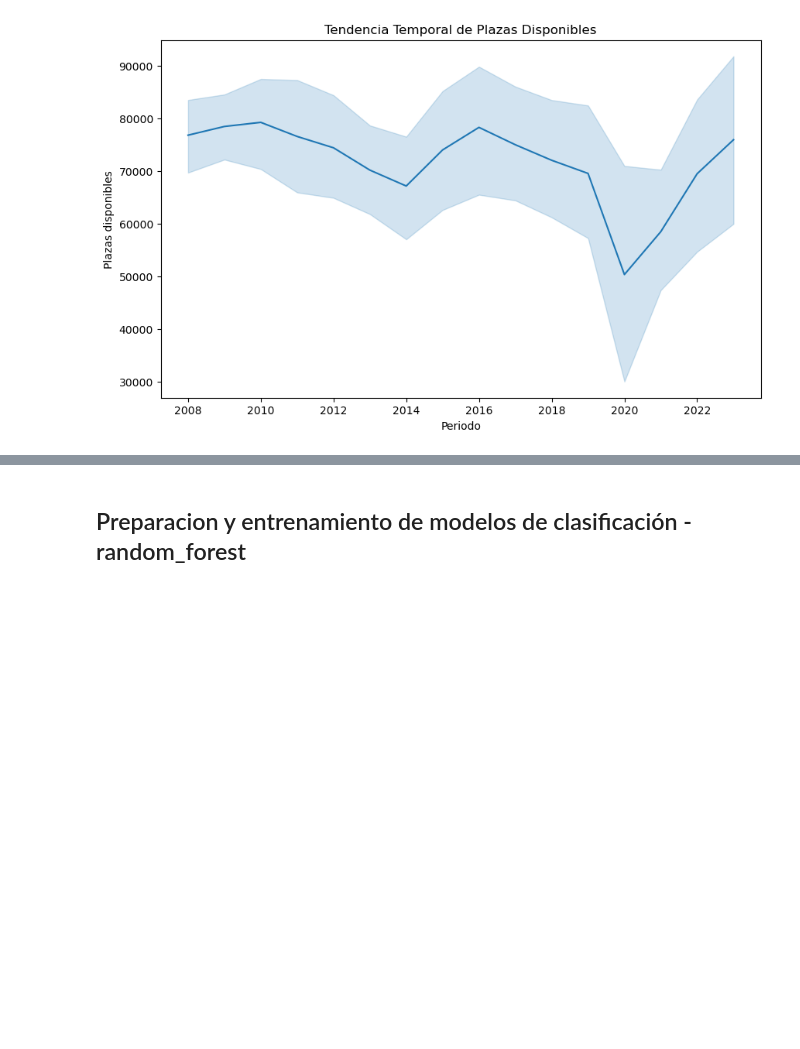
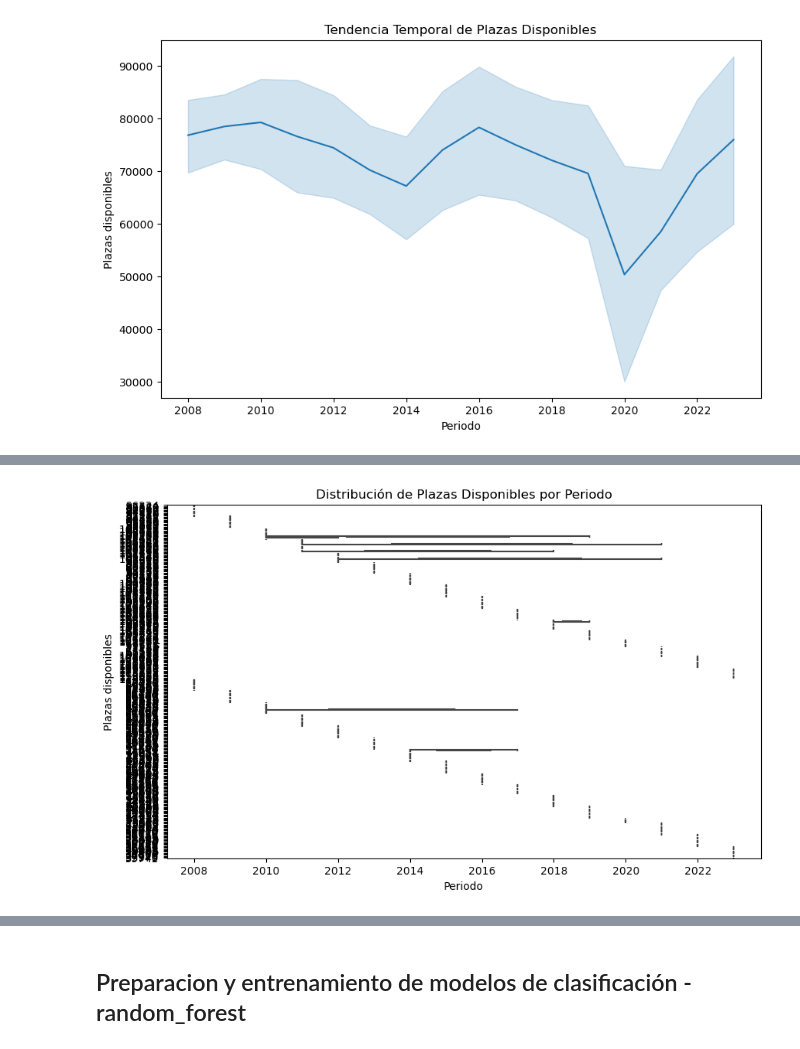
Before and after one commit to edfedo/Plazas_Disponibles_Hotelero, a Jupyter notebook: notebooks/1_plazas_disponibles_hotelero.ipynb, the cells around one changed output, grey strips where cells are left out. Drawn from its saved outputs; the diff is of its cells as text; code cells hidden in the pictures; blank space fills up the shorter version.

```diff
--- a/notebooks/1_plazas_disponibles_hotelero.ipynb
+++ b/notebooks/1_plazas_disponibles_hotelero.ipynb
@@ -196,0 +267,14 @@ plt.show()
+# %%
+import pandas as pd
+import matplotlib.pyplot as plt
+import seaborn as sns
+
+# Crear el gráfico de boxplot
+plt.figure(figsize=(10, 6))
+sns.boxplot(data=df, x='Periodo', y='Plazas disponibles')
+plt.title('Distribución de Plazas Disponibles por Periodo')
+plt.xlabel('Periodo')
+plt.ylabel('Plazas disponibles')
+plt.show()
+# %% [output]
+[figure, added]
```
Also changed, not shown: parts of 3 cells of this notebook.
